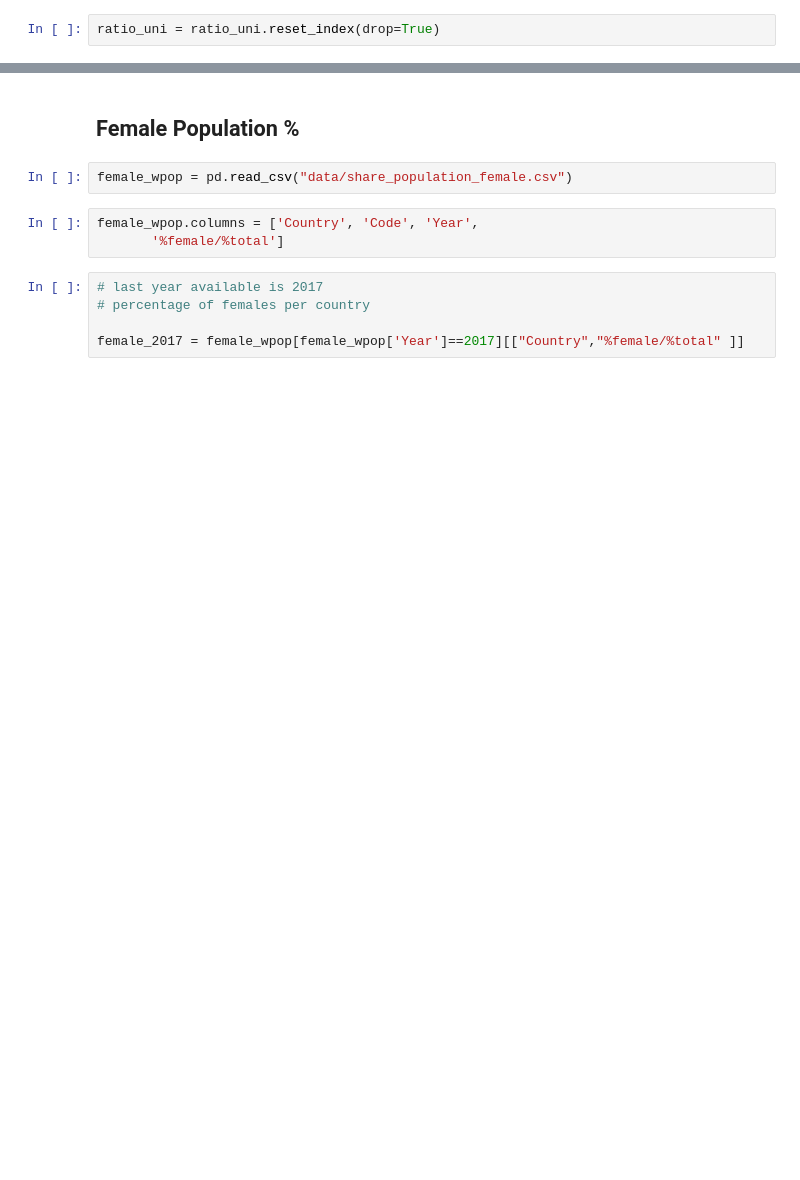
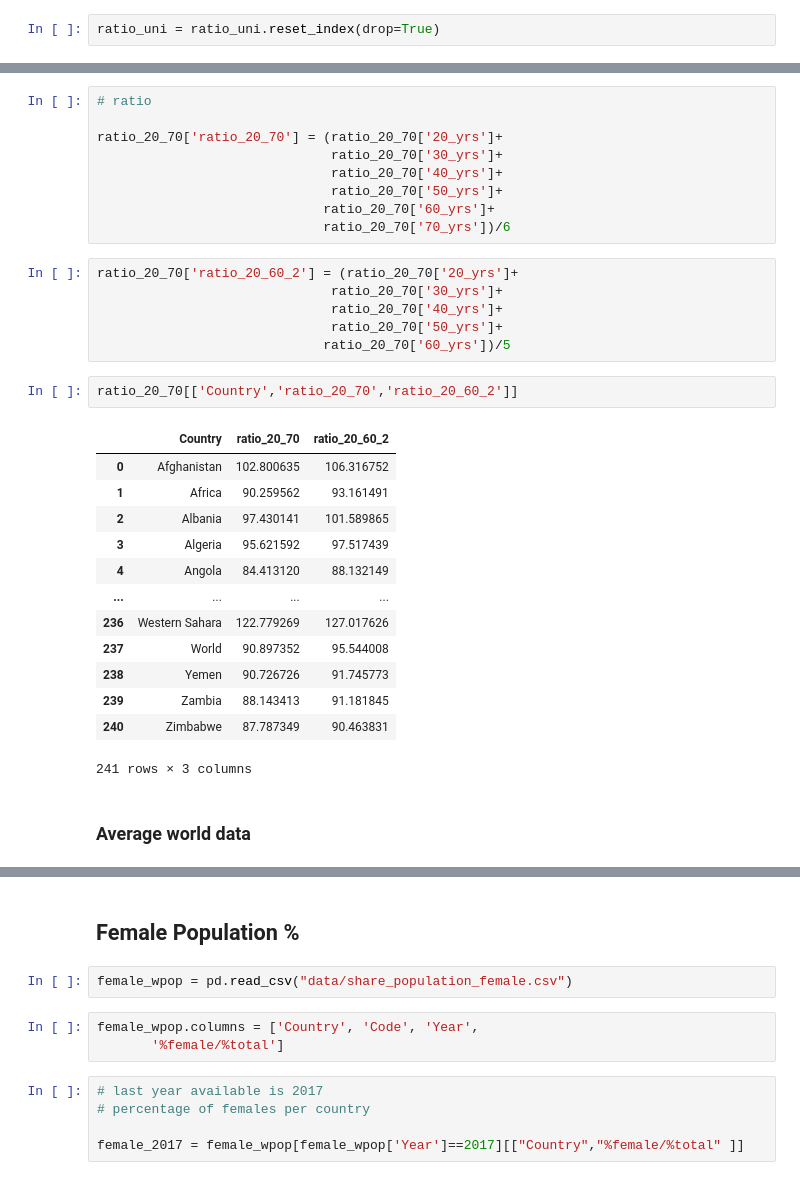
Before and after one commit to ta-data-bcn/Project-Week-5-Your-Own-Project, a Jupyter notebook: your-project/Data cleaning.ipynb, the cells around one changed output, grey strips where cells are left out. Drawn from its saved outputs; the diff is of its cells as text; blank space fills up the shorter version.

```diff
--- a/your-project/Data cleaning.ipynb
+++ b/your-project/Data cleaning.ipynb
@@ -196,0 +217,33 @@ ratio_uni.head()
+# %%
+# ratio
+
+ratio_20_70['ratio_20_70'] = (ratio_20_70['20_yrs']+
+                              ratio_20_70['30_yrs']+
+                              ratio_20_70['40_yrs']+
+                              ratio_20_70['50_yrs']+
+                             ratio_20_70['60_yrs']+
+                             ratio_20_70['70_yrs'])/6
+# %%
+ratio_20_70['ratio_20_60_2'] = (ratio_20_70['20_yrs']+
+                              ratio_20_70['30_yrs']+
+                              ratio_20_70['40_yrs']+
+                              ratio_20_70['50_yrs']+
+                             ratio_20_70['60_yrs'])/5
+# %%
+ratio_20_70[['Country','ratio_20_70','ratio_20_60_2']]
+# %% [output]
+|  | Country | ratio_20_70 | ratio_20_60_2 |
+| 0 | Afghanistan | 102.800635 | 106.316752 |
+| 1 | Africa | 90.259562 | 93.161491 |
+| 2 | Albania | 97.430141 | 101.589865 |
+| 3 | Algeria | 95.621592 | 97.517439 |
+| 4 | Angola | 84.413120 | 88.132149 |
+| ... | ... | ... | ... |
+| 236 | Western Sahara | 122.779269 | 127.017626 |
+| 237 | World | 90.897352 | 95.544008 |
+| 238 | Yemen | 90.726726 | 91.745773 |
+| 239 | Zambia | 88.143413 | 91.181845 |
+| 240 | Zimbabwe | 87.787349 | 90.463831 |
+241 rows × 3 columns
+# %% [markdown]
+###  Average world data
```
Also changed, not shown: parts of 49 cells of this notebook.
